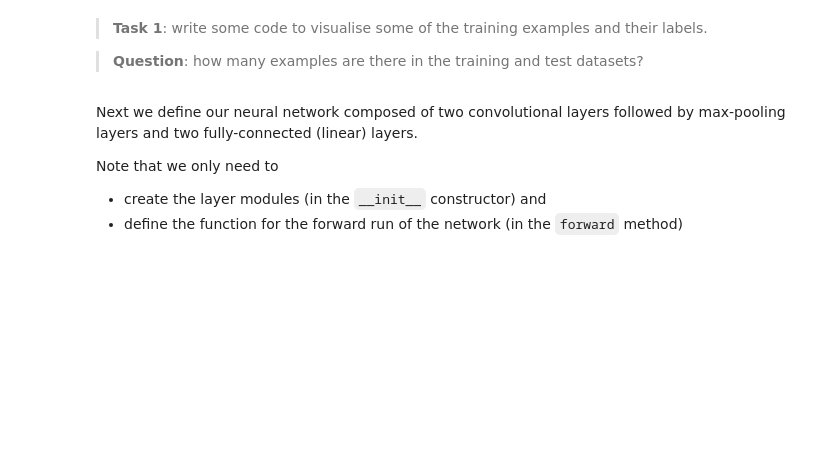
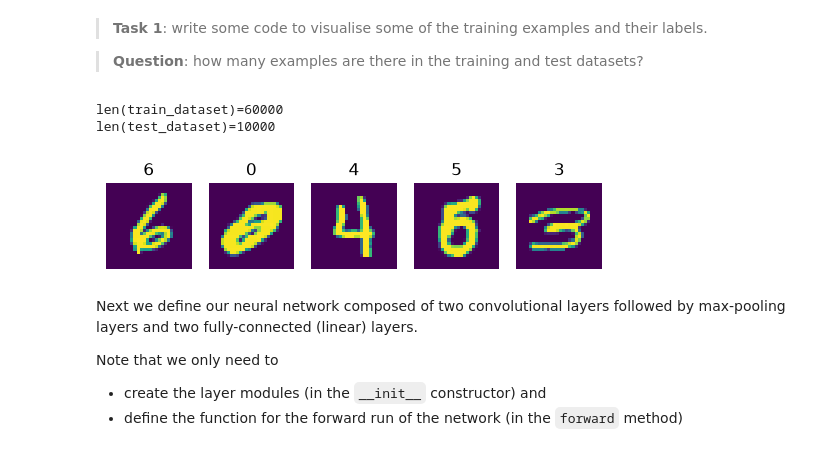
Before and after one commit to andrewtplatt/aims-machine-learning-mt26, a Jupyter notebook: practical-L5-L6/autodiff_nn_basics.ipynb, the cells around one changed output. Saved outputs shown, nothing was run; the diff lists cells and outputs as text; code cells hidden in the pictures; blank space fills up the shorter version.

```diff
--- a/practical-L5-L6/autodiff_nn_basics.ipynb
+++ b/practical-L5-L6/autodiff_nn_basics.ipynb
@@ -168,3 +204,22 @@ import numpy as np
+# %%
+import matplotlib.pyplot as plt
+import numpy as np
+
+fig, axes = plt.subplots(1, 5)
+
+for i in range(5):
+    img, ground_truth = train_dataset[np.random.randint(len(train_dataset))]
+    axes[i].imshow(img[0])
+    axes[i].axis("off")
+    axes[i].set_title(str(ground_truth))
+
+
+print(f"{len(train_dataset)=}")
+print(f"{len(test_dataset)=}")
+# %% [output]
+len(train_dataset)=60000
+len(test_dataset)=10000
+[figure, added]
 # %% [markdown]
 Next we define our neural network composed of two convolutional layers followed by max-pooling layers and two fully-connected (linear) layers.
 
```
Also changed, not shown: parts of 18 cells of this notebook, 4 other files.
